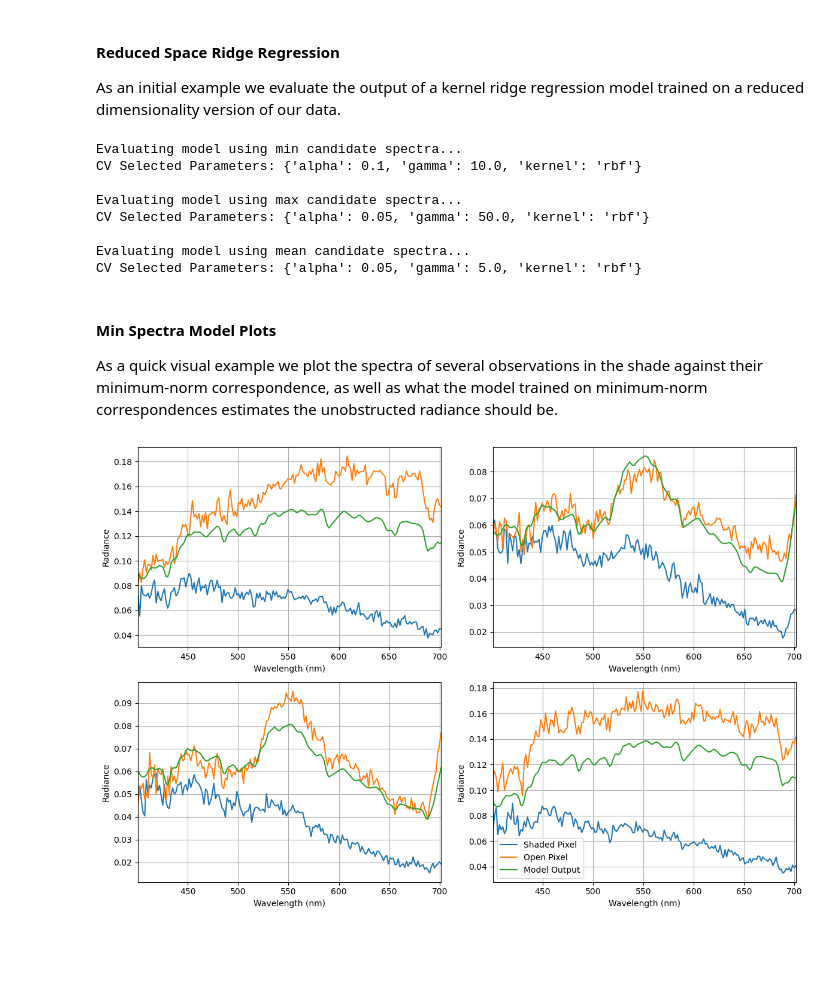
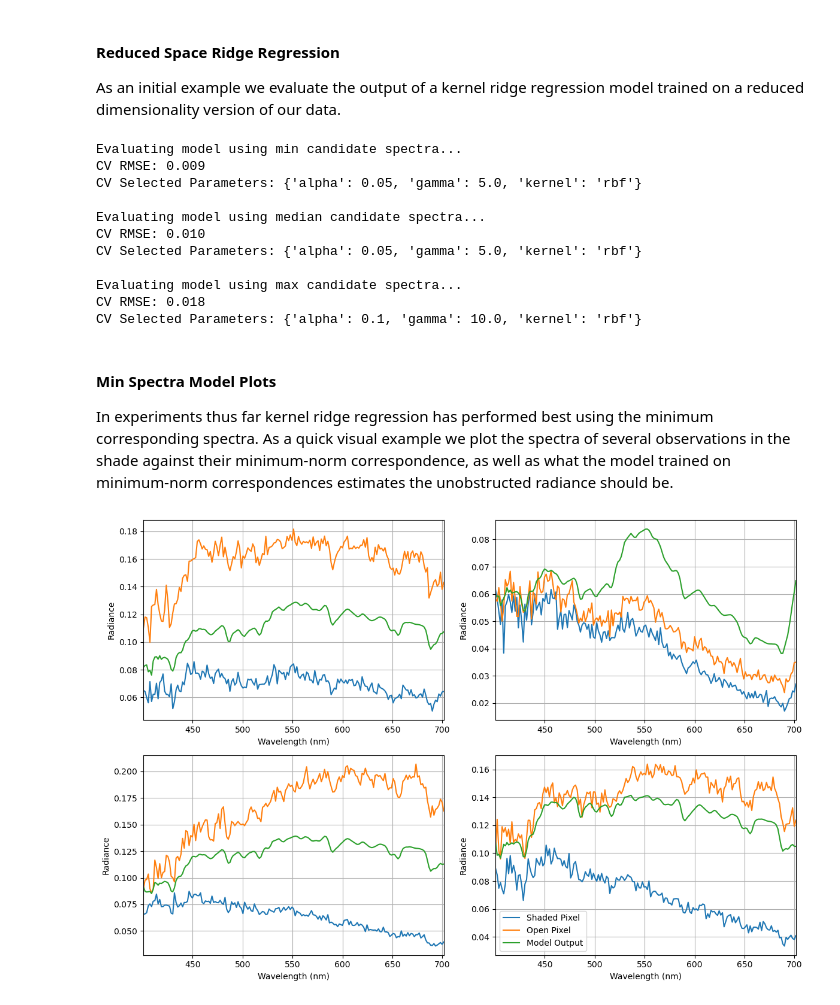
Before and after one commit to iditmer/HyperspectralShadowCompensation, a Jupyter notebook: 03_model_development.ipynb, the cells around one changed output. Cells and saved outputs as stored; diff of their text form; code cells hidden in the pictures; blank space fills up the shorter version.

Commit message:
Update kernel ridge regression example

```diff
--- a/03_model_development.ipynb
+++ b/03_model_development.ipynb
@@ -26,25 +26,28 @@ image_width = hsi_data.shape[1]
 
 observation_indices = []
 min_target_indices = []
+med_target_indices = []
 max_target_indices = []
 
 for pixel in correspondences:
+
     observation_indices.append(pixel[0] * image_width + pixel[1])
+
+    # compute spectra norms for all corresponding pixels; select the min, median, and max
     open_norms = [ np.linalg.norm(get_spectrum(hsi_data, px)) for px in correspondences[pixel] ]
-    min_norm_pixel = correspondences[pixel][np.argmin(open_norms)]
-    max_norm_pixel = correspondences[pixel][np.argmax(open_norms)]
+    norm_indices = np.argsort(open_norms)
+    min_norm_pixel = correspondences[pixel][norm_indices[0]]
+    med_norm_pixel = correspondences[pixel][norm_indices[len(norm_indices)//2]]
+    max_norm_pixel = correspondences[pixel][norm_indices[-1]]
+
     min_target_indices.append(min_norm_pixel[0] * image_width + min_norm_pixel[1])
+    med_target_indices.append(med_norm_pixel[0] * image_width + med_norm_pixel[1])
     max_target_indices.append(max_norm_pixel[0] * image_width + max_norm_pixel[1])
 
 observation_matrix = hsi_data_matrix[observation_indices, :]
-target_matrices = { 'min' : hsi_data_matrix[min_target_indices, :], 'max' : hsi_data_matrix[max_target_indices, :] }
-target_matrices['mean'] = np.zeros_like(target_matrices['min'])
-
-current_row = 0
-for pixel in correspondences:
-    open_norms = [ np.linalg.norm(get_spectrum(hsi_data, px)) for px in correspondences[pixel] ]
-    target_matrices['mean'][current_row, :] = np.mean(open_norms, axis = 0)
-    current_row += 1
+target_matrices = { 'min' : hsi_data_matrix[min_target_indices, :],
+                   'median' : hsi_data_matrix[med_target_indices, :],
+                   'max' : hsi_data_matrix[max_target_indices, :] }
 # %% [markdown]
 #### Reduced Space Ridge Regression ####
 
@@ -54,7 +57,7 @@ from sklearn.model_selection import GridSearchCV
 from sklearn.kernel_ridge import KernelRidge
 from pca import principal_components
 
-number_dimensions = 8
+number_dimensions = 18
 
 pc = principal_components(hsi_data_matrix)
 reduced_observation_matrix = pc.reduce_dimension(observation_matrix, number_dimensions)
@@ -65,46 +68,53 @@ for label in target_matrices:
 parameters = { 'alpha': [ 0.1, 0.05, 0.01, 0.005 ], 'gamma': [ 1.0, 5.0, 10.0, 50.0  ], 'kernel' : ['linear', 'rbf'] }
 model = GridSearchCV(KernelRidge(), parameters, scoring='neg_mean_squared_error', cv=10)
 
+best_model_params = {}
+
 for label in reduced_target_matrices:
     model.fit(reduced_observation_matrix, reduced_target_matrices[label])
-    print('Evaluating model using', label, 'candidate spectra...')
-    print('CV Selected Parameters:', model.best_params_, '\n')
+    best_model_params[label] = model.best_params_
+    print('\nEvaluating model using', label, 'candidate spectra...')
+    print('CV RMSE: {:.3f}'.format(-model.best_score_))
+    print('CV Selected Parameters:', model.best_params_)
 # %% [output]
 Evaluating model using min candidate spectra...
-CV Selected Parameters: {'alpha': 0.1, 'gamma': 10.0, 'kernel': 'rbf'}
+CV RMSE: 0.009
+CV Selected Parameters: {'alpha': 0.05, 'gamma': 5.0, 'kernel': 'rbf'}
+
+Evaluating model using median candidate spectra...
+CV RMSE: 0.010
+CV Selected Parameters: {'alpha': 0.05, 'gamma': 5.0, 'kernel': 'rbf'}
 
 Evaluating model using max candidate spectra...
-CV Selected Parameters: {'alpha': 0.05, 'gamma': 50.0, 'kernel': 'rbf'}
-
-Evaluating model using mean candidate spectra...
-CV Selected Parameters: {'alpha': 0.05, 'gamma': 5.0, 'kernel': 'rbf'}
+CV RMSE: 0.018
+CV Selected Parameters: {'alpha': 0.1, 'gamma': 10.0, 'kernel': 'rbf'}
 # %% [markdown]
 #### Min Spectra Model Plots ####
 
-As a quick visual example we plot the spectra of several observations in the shade against their minimum-norm correspondence, as well as what the model trained on minimum-norm correspondences estimates the unobstructed radiance should be.
+In experiments thus far kernel ridge regression has performed best using the minimum corresponding spectra. As a quick visual example we plot the spectra of several observations in the shade against their minimum-norm correspondence, as well as what the model trained on minimum-norm correspondences estimates the unobstructed radiance should be.
 # %%
-min_krr_model = KernelRidge(alpha=0.1, gamma=10.0, kernel='rbf')
+min_krr_model = KernelRidge(**best_model_params['min'])
 min_krr_model.fit(reduced_observation_matrix, reduced_target_matrices['min'])
 
 reduced_space_predictions = min_krr_model.predict(reduced_observation_matrix)
 reconstructed_predictions = pc.reconstruct(reduced_space_predictions)
 
 plt.figure(figsize=(12,8))
 for plot in [ 221, 222, 223, 224 ]:
 
     sample_index = np.random.randint(0, len(observation_indices))
     spectra = [
         observation_matrix[sample_index, :],
         target_matrices['min'][sample_index, :],
         reconstructed_predictions[sample_index, :]
     ]
 
     plt.subplot(plot)
     if plot == 224:
         spectra_plot(wavelengths, np.array(spectra), legend_labels=['Shaded Pixel', 'Open Pixel', 'Model Output'])
     else : spectra_plot(wavelengths, np.array(spectra))
 
 plt.tight_layout()
 plt.show()
 # %% [output]
-[figure, old version]
+[figure, new version]
```
Also changed, not shown: parts of 1 cell of this notebook.
